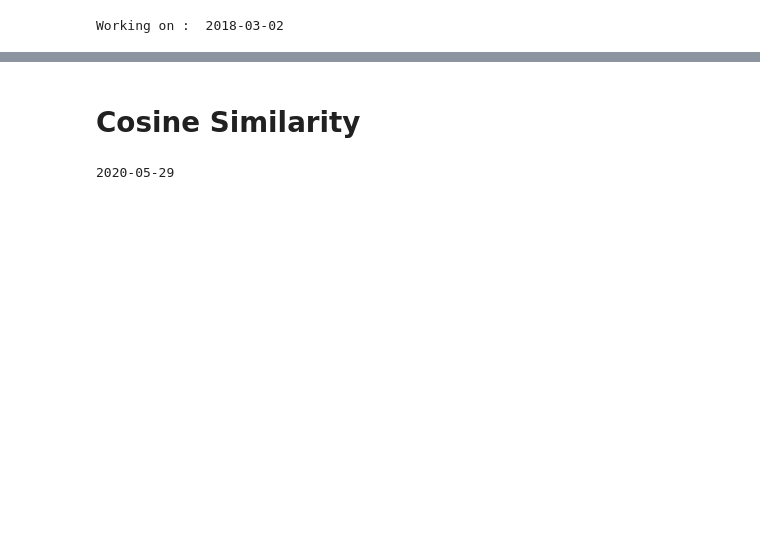
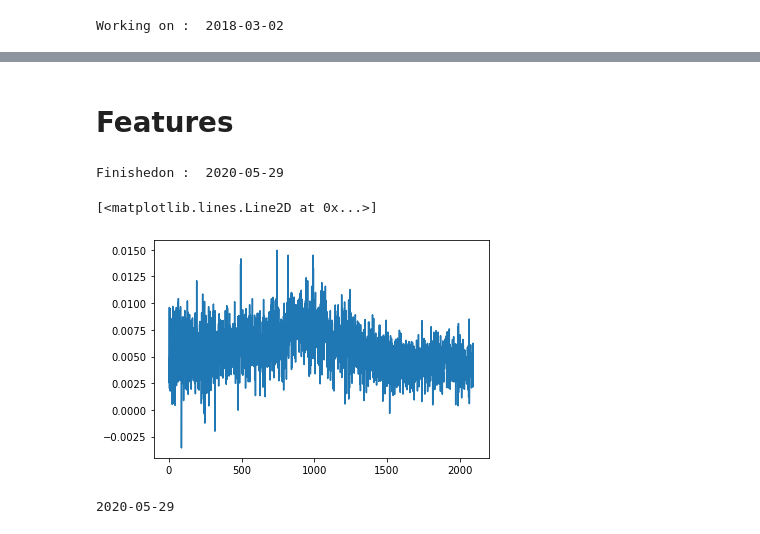
Before and after one commit to aaroncgw/tweet-sentiment, a Jupyter notebook: Topic Modeling.ipynb, the cells around one changed output, grey strips where cells are left out. Cells and saved outputs as stored; diff of their text form; code cells hidden in the pictures; blank space fills up the shorter version.

```diff
--- a/Topic Modeling.ipynb
+++ b/Topic Modeling.ipynb
@@ -14,7 +16,8 @@ from wordcloud import WordCloud
 # %%
-#tweet_df = read_raw_data()
-es = pd.read_csv('data/ES.csv')
-es = es[es.Time == '15:00'][['Date','Time','Close']]
+tweet_df = read_raw_data()
+
+es = pd.read_csv('data/spx.csv')
 es.Date = pd.to_datetime(es.Date +' ' +'15:45')
-es.drop('Time',axis=1,inplace=True)
 es.set_index('Date', inplace=True)
+date_range = es['2011-12-30':'2020-5-31'].index
+del es
@@ -26,13 +31,3 @@ ts.fit(tweet_df, date_range)
 ts.save('topics' + '-' + str(date_range[0].date()) + '-' + str(date_range[-1].date()) + '.p')
 # %% [output]
 Working on :  2020-05-29
-# %%
-batches = [date_range[-500:],
-           date_range[-1000:-499],
-           date_range[-1500:-999],
-           date_range[:-1499]]
-
-for batch in batches:
-    ts=TopicSeries()
-    ts.fit(tweet_df, batch)
-    ts.save('data/topics' + '-' + str(batch[0].date()) + '-' + str(batch[-1].date()) + '.p')
@@ -92,10 +48,19 @@ num Of unique topics   If low, change in subjects
-# %% [markdown]
-# Cosine Similarity
+# %% [markdown]
+# Features
 # %%
 ts = pickle.load(open('data/topics-2011-12-30-2020-05-29.p','rb'))
 # %%
 dates = sorted(list(ts.nmf_dict.keys()))
 date_dict = {date:i for i, date in enumerate(dates)}
+# %%
+model_err, new_err = ts.calc_rec_error(tweet_df, date_range[1:])
+# %% [output]
+Finishedon :  2020-05-29
+# %%
+plt.plot(np.array(model_err) / np.array(new_err)-1)
+# %% [output]
+[<matplotlib.lines.Line2D at 0x...>]
+[figure, added]
 # %%
 top_words_list = []
 top_args_list = []
```
Also changed, not shown: parts of 32 cells of this notebook, 6 other files.
